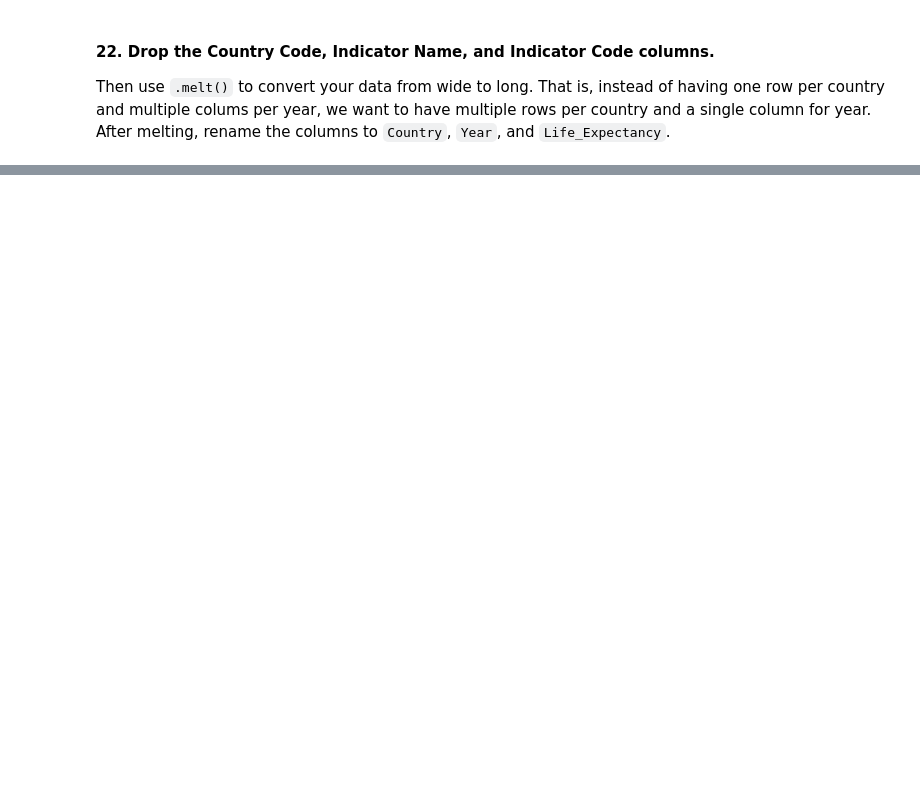
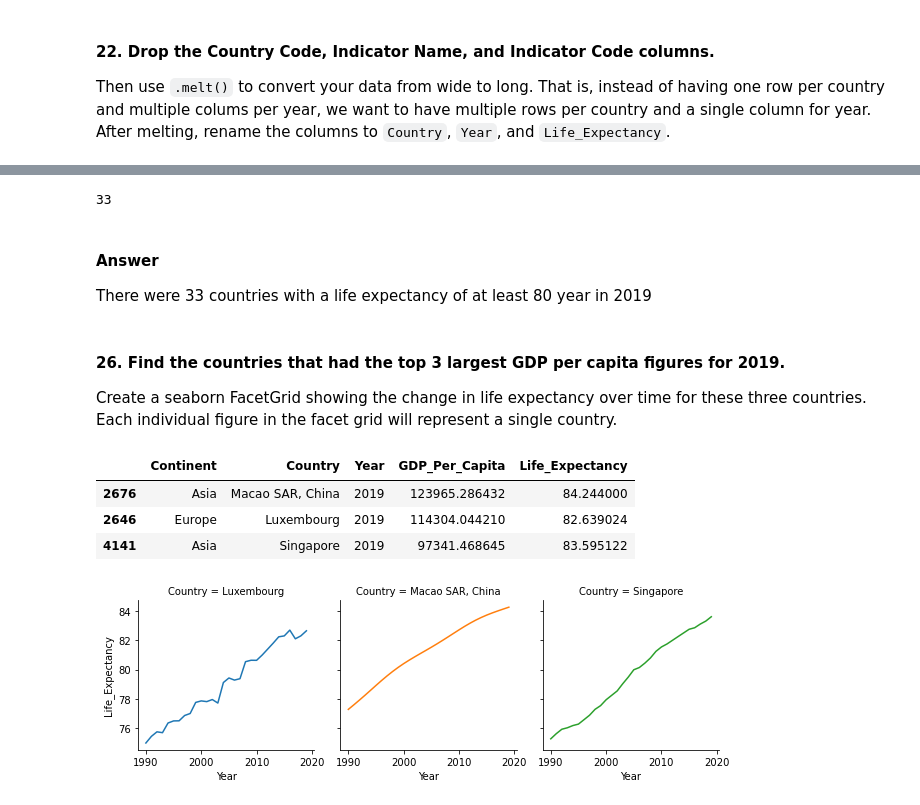
Before and after one commit to nss-data-science-cohort-6/un_data_question-MWeissSharp, a Jupyter notebook: notebooks/UN_Data_Exploration.ipynb, the cells around one changed output, grey strips where cells are left out. Saved outputs shown, nothing was run; the diff lists cells and outputs as text; code cells hidden in the pictures; blank space fills up the shorter version.

```diff
--- a/notebooks/UN_Data_Exploration.ipynb
+++ b/notebooks/UN_Data_Exploration.ipynb
@@ -382,0 +379,4 @@ Then use `.melt()` to convert your data from wide to long. That is, instead of h
+# %%
+life_expectancy = life_expectancy.melt(id_vars=['Country Name'])
+life_expectancy.columns = ['Country', 'Year', 'Life_Expectancy']
+life_expectancy.info()
@@ -382,0 +407,4 @@ Then use `.melt()` to convert your data from wide to long. That is, instead of h
+# %%
+life_expectancy['Year'] = life_expectancy['Year'].astype(int)
+gdp_le = pd.merge(gdp_df, life_expectancy, how='inner', on=['Country', 'Year'])
+gdp_le.info()
@@ -382,0 +427,3 @@ Then use `.melt()` to convert your data from wide to long. That is, instead of h
+# %%
+gdp_le_2019 = gdp_le.loc[gdp_le['Year'] == 2019]
+gdp_le_2019.info()
@@ -382,0 +443,23 @@ Then use `.melt()` to convert your data from wide to long. That is, instead of h
+# %%
+len(gdp_le_2019.loc[gdp_le_2019['Life_Expectancy'] >= 80])
+# %% [output]
+33
+# %% [markdown]
+#### Answer
+There were 33 countries with a life expectancy of at least 80 year in 2019
+# %% [markdown]
+#### 26. Find the countries that had the top 3 largest GDP per capita figures for 2019.
+Create a seaborn FacetGrid showing the change in life expectancy over time for these three countries. Each individual figure in the facet grid will represent a single country.
+# %%
+top_3_gdp_2019 = gdp_le_2019.nlargest(3, 'GDP_Per_Capita')
+top_3_gdp_2019
+# %% [output]
+|  | Continent | Country | Year | GDP_Per_Capita | Life_Expectancy |
+| 2676 | Asia | Macao SAR, China | 2019 | 123965.286432 | 84.244000 |
+| 2646 | Europe | Luxembourg | 2019 | 114304.044210 | 82.639024 |
+| 4141 | Asia | Singapore | 2019 | 97341.468645 | 83.595122 |
+# %%
+top3 = sns.FacetGrid(gdp_le.loc[gdp_le['Country'].isin(list(top_3_gdp_2019['Country']))], col='Country', hue='Country')
+top3.map(sns.lineplot, 'Year', 'Life_Expectancy');
+# %% [output]
+[figure, added]
```
Also changed, not shown: parts of 24 cells of this notebook.
